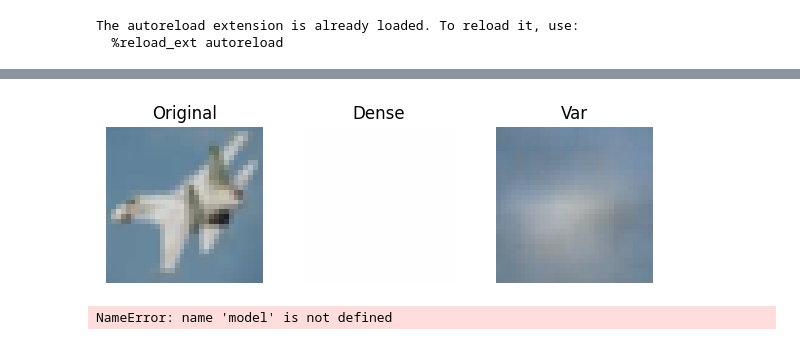
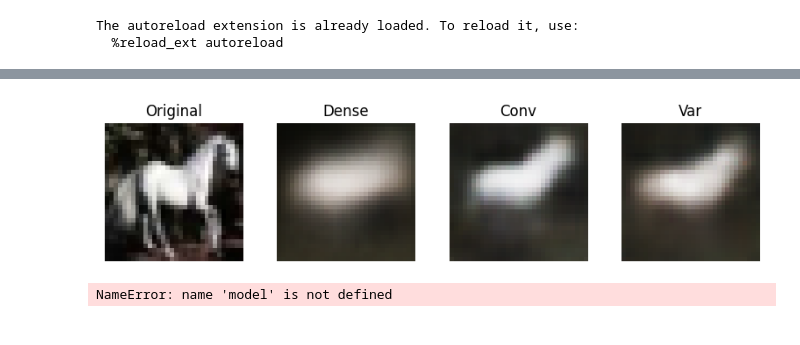
Before and after one commit to FrankDelft/MLaBP_P5, a Jupyter notebook: main.ipynb, the cells around one changed output, grey strips where cells are left out. Cells and saved outputs as stored; diff of their text form; code cells hidden in the pictures.

```diff
--- a/main.ipynb
+++ b/main.ipynb
@@ -71,6 +69,4 @@ Epoch 20: saving model to ./training_checkpoints/cae_cifar/020-0.0214.keras
 # %%
 model3 = get_AE_FMNIST_model()
-model4 = get_AE_CIFAR_model()
-# train_model(model3, 'ae_fmnist', x_train.reshape(-1,784), x_test.reshape(-1,784))
-train_model(model4, 'ae_cifar', x_train_c.reshape(-1,3072), x_test_c.reshape(-1,3072))
+train_model(model3, 'ae_fmnist', x_train.reshape(-1,784), x_test.reshape(-1,784))
 # %% [output]
@@ -133,0 +117,4 @@ Files already downloaded and verified
+# %%
+
+train_dataloader_cifar,test_dataloader_cifar= get_CIFAR_torch()
+train_dataloader_fmnist,test_dataloader_fmnist= get_FMNST_torch()
@@ -134,7 +124,7 @@ Files already downloaded and verified
 # %%
 
 model5=get_VCAE_CIFAR_model()
-train_torch_model(model5, 'vcae_cifar', train_dataloader)
+train_torch_model(model5, 'vcae_cifar', train_dataloader_cifar)
 # %% [output]
 VariationalAutoencoder(
   (encoder): Encoder_cifar(
@@ -154,2 +144,6 @@ VariationalAutoencoder(
   )
 )
+# %%
+
+model6=get_VCAE_FMNST_model()
+train_torch_model(model6, 'vcae_fmnist', train_dataloader_fmnist,True)
@@ -172,7 +186,7 @@ compare_CIFAR(x_test_c, model5,test_dataloader)
 # %%
 
 from visualizer import compare_cifar_models, compare_fmnist_models
-image_number=10
-compare_fmnist_models([(model3, 'Dense', 1), (model, 'Conv', 0),], x_test[image_number])
-compare_cifar_models([(model4, 'Dense', 1), (model2, 'Conv', 0),(model5,'Var')], x_test_c[image_number],test_dataloader,image_number-3)
+image_number=13
+compare_fmnist_models([(model3, 'Dense', 1), (model, 'Conv', 0),(model6,'Var')], x_test[image_number],test_dataloader_fmnist,image_number-3)
+compare_cifar_models([(model4, 'Dense', 1), (model2, 'Conv', 0),(model5,'Var')], x_test_c[image_number],test_dataloader_cifar,image_number-3)
 # %% [output]
@@ -182,4 +195,4 @@ compare_cifar_models([(model4, 'Dense', 1), (model2, 'Conv', 0),(model5,'Var')],
-[figure, old version]
+[figure, new version]
 # %%
 import time
 
```
Also changed, not shown: parts of 14 cells of this notebook, 5 other files.
